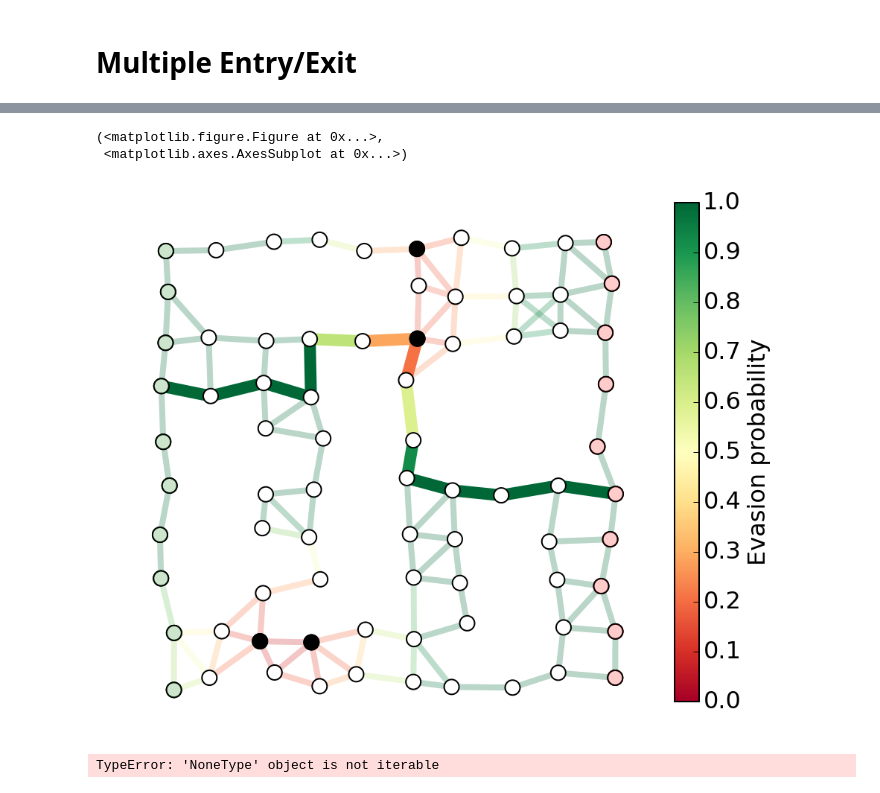
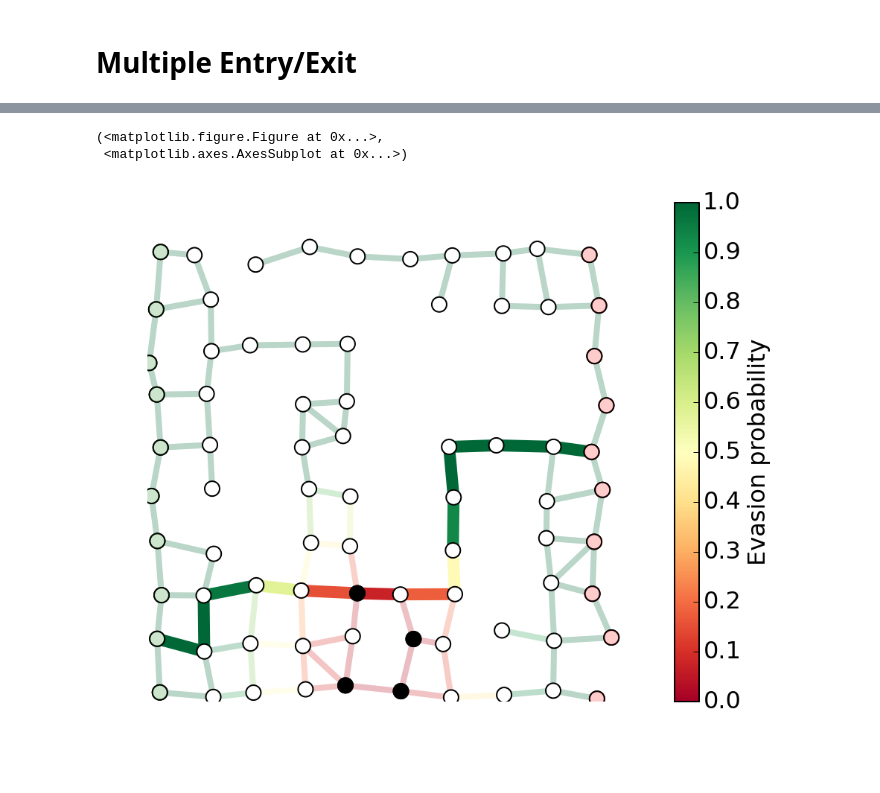
Before and after one commit to ajfriend/cvxpy_examples, a Jupyter notebook: interdiction.ipynb, the cells around one changed output, grey strips where cells are left out. Saved outputs shown, nothing was run; the diff lists cells and outputs as text; code cells hidden in the pictures.

```diff
--- a/interdiction.ipynb
+++ b/interdiction.ipynb
@@ -176,14 +177,16 @@ def showPaths(G,pos,edgeProbs=1.0,path=None,visibleNodes=None,Gnodes=None,Rnodes
 
     return fig, ax
 
-def optPath(G,p,edge2ind):
+def optPath(G,p):
     ''' Find the optimal smuggler's path in directed graph G
         with edge evasion probabilities p and dictionary
         edge2ind bringing node pairs to edge indices
     '''
+    edge2ind = {e:i for i,e in enumerate(G.edges())}
     H = G.copy()
     p = np.minimum(p,1)
     w = -np.log(p)
+    n = H.number_of_nodes()
 
     for i in H:
         for j in H[i]:
@@ -914,9 +917,9 @@ plt.plot(r,'o')
 edgeProbs = edgeVals.dot(r)
 edgeProbs = np.exp(edgeProbs)
 
-guards = [guardIdx[i] for i in range(len(guardIdx)) if r[i] > .5]
+guards = [guardIdxs[i] for i in range(len(guardIdxs)) if r[i] > .5]
 
-showPaths(H,pos,edgeProbs,visibleNodes=visibleNodes,Gnodes=Gnodes,Rnodes=Rnodes,guards=guards)
+showPaths(G,pos,edgeProbs,visibleNodes=visibleNodes,Gnodes=Gnodes,Rnodes=Rnodes,guards=guards)
 # %% [output]
 (<matplotlib.figure.Figure at 0x...>,
  <matplotlib.axes.AxesSubplot at 0x...>)
@@ -924,16 +927,11 @@ showPaths(H,pos,edgeProbs,visibleNodes=visibleNodes,Gnodes=Gnodes,Rnodes=Rnodes,
 # %%
-x = optPath(H,edgeProbs,edge2ind)
+x = optPath(G,edgeProbs)
 path_inds = list(np.flatnonzero(x > .1))
-showPaths(H,pos,edgeProbs,path=path_inds,visibleNodes=visibleNodes,Gnodes=Gnodes,Rnodes=Rnodes,guards=guards)
+showPaths(G,pos,edgeProbs,path=path_inds,visibleNodes=visibleNodes,Gnodes=Gnodes,Rnodes=Rnodes,guards=guards)
 #showPaths(H,pos,edgeProbs,x)
 #showPathsLR(H,pos,p,x=x,nodelist=nodelist,edgelist=edgelist,Gnodes=Gnodes,Rnodes=Rnodes,guards=guards)
 #print "The evasion probability of the smuggler's optimal path is %e."%(np.exp(x.dot(c)),)
 # %% [output]
 (<matplotlib.figure.Figure at 0x...>,
  <matplotlib.axes.AxesSubplot at 0x...>)
-[figure, old version]
+[figure, new version]
-# %%
-for a in None:
-    print a
-# %% [output]
-TypeError: 'NoneType' object is not iterable
```
Also changed, not shown: parts of 8 cells of this notebook.
